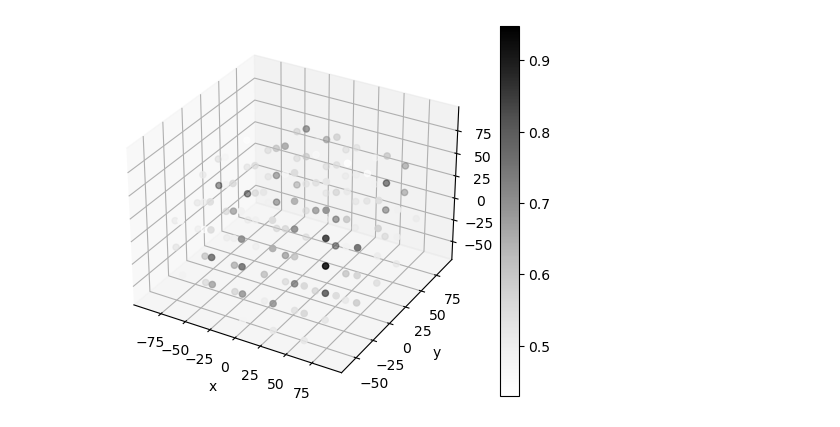
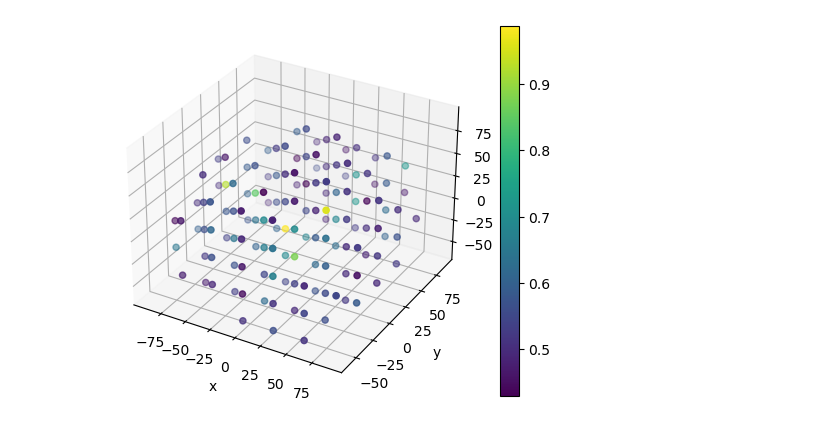
Before and after one commit to hugomcgrath/LNC, a Jupyter notebook: ANALYSIS_SCRIPTS/plot.ipynb, the cells around one changed output. Drawn from its saved outputs; the diff is of its cells as text; code cells hidden in the pictures.

```diff
--- a/ANALYSIS_SCRIPTS/plot.ipynb
+++ b/ANALYSIS_SCRIPTS/plot.ipynb
@@ -41,32 +41,32 @@ elif selection_type == "eights":
         plt.errorbar(x, accuracy_mean_list, yerr=accuracy_sd_list, capsize=3, marker="o", label=f"e{i+1}")
         plt.ylim((0, 1))
         plt.xlim((x[0]-1, x[-1]+1))
         plt.ylabel("Cross-validation accuracy")
         plt.xlabel("Outer radius of shell ($\AA$)")
         plt.grid()
         plt.legend()
 elif selection_type == "grid":
     x = []
     y = []
     z = []
     c = []
     for i, grid_point in enumerate(sd.GRID_POINTS):
         result_paths = glob(f"{RESULTS}/*grid_{grid_point[0]}:{grid_point[1]}:{grid_point[2]}*validation*")
         if len(result_paths) == 0:
             continue
         else:
             x.append(grid_point[0])
             y.append(grid_point[1])
             z.append(grid_point[2])
             result_path = result_paths[0]
             accuracy_mean, _ = uf.get_accuracy_mean_and_sem(result_path)
         c.append(accuracy_mean)
     fig = plt.figure()
     ax = fig.add_subplot(111, projection='3d')
-    img = ax.scatter(x, y, z, c=c, cmap="Greys")
+    img = ax.scatter(x, y, z, c=c, cmap="viridis")
     ax.set_xlabel("x")
     ax.set_ylabel("y")
     ax.set_zlabel("z")
     fig.colorbar(img)
 # %% [output]
-[figure, old version]
+[figure, new version]
```
Also changed, not shown: 2 other files.
